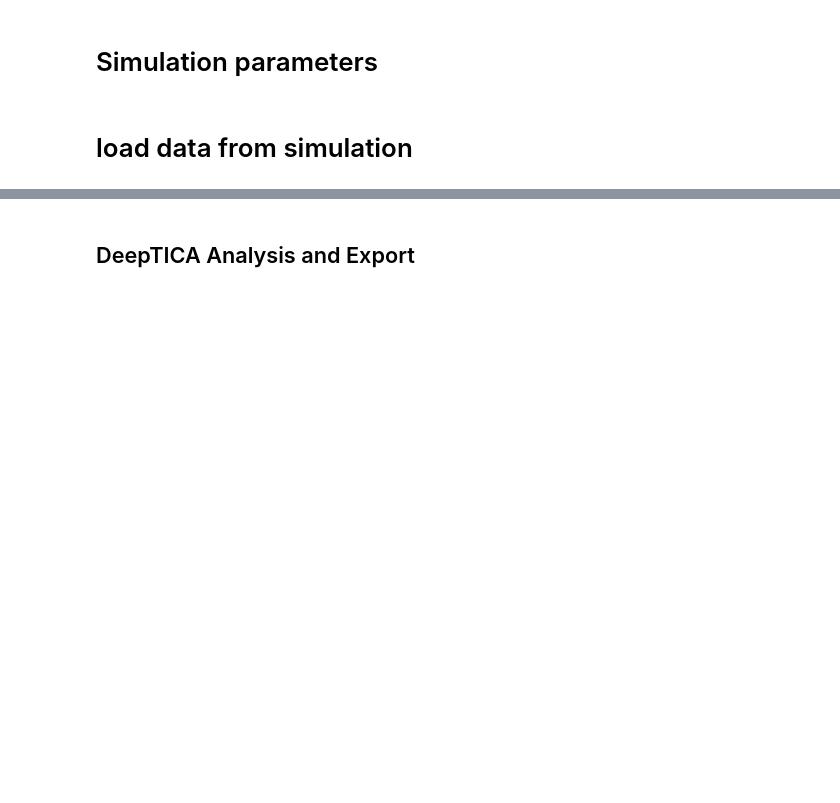
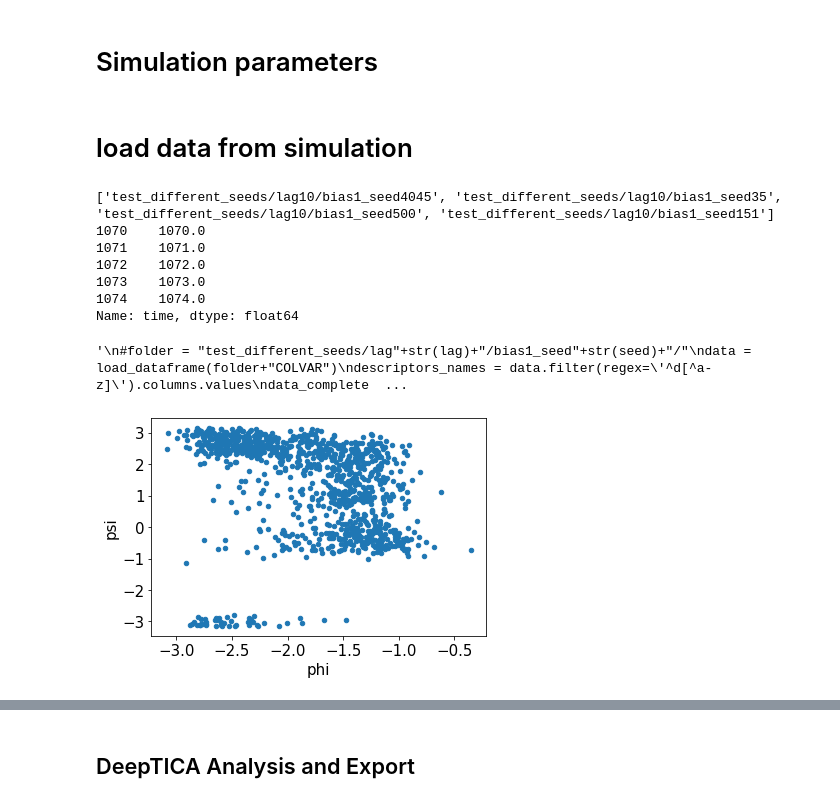
Before and after one commit to nicolopedrani/Hyper-TICA, a Jupyter notebook: Alanine/Bias1_different_training.ipynb, the cells around one changed output, grey strips where cells are left out. Drawn from its saved outputs; the diff is of its cells as text; code cells hidden in the pictures; blank space fills up the shorter version.

```diff
--- a/Alanine/Bias1_different_training.ipynb
+++ b/Alanine/Bias1_different_training.ipynb
@@ -48,11 +51,28 @@ sim_parameters = {
 # %% [markdown]
 # load data from simulation
 # %%
-lag,seed = 4,35
-folder = "test_different_seeds/lag"+str(lag)+"/bias1_seed"+str(seed)+"/"
+lag = 10
+container = glob.glob("test_different_seeds/lag"+str(lag)+"/bias1_seed*")
+print(container)
+data = load_dataframe("test_different_seeds/lag10/bias1_seed35/COLVAR")
+data.plot.scatter(y="psi",x="phi")
+print(data["time"].tail())
+'''
+#folder = "test_different_seeds/lag"+str(lag)+"/bias1_seed"+str(seed)+"/"
 data = load_dataframe(folder+"COLVAR")
 descriptors_names = data.filter(regex='^d[^a-z]').columns.values
 data_complete = load_dataframe("angles/COLVAR")
 X_complete = data_complete[descriptors_names].to_numpy()
+'''
+# %% [output]
+['test_different_seeds/lag10/bias1_seed4045', 'test_different_seeds/lag10/bias1_seed35', 'test_different_seeds/lag10/bias1_seed500', 'test_different_seeds/lag10/bias1_seed151']
+1070    1070.0
+1071    1071.0
+1072    1072.0
+1073    1073.0
+1074    1074.0
+Name: time, dtype: float64
+'\n#folder = "test_different_seeds/lag"+str(lag)+"/bias1_seed"+str(seed)+"/"\ndata = load_dataframe(folder+"COLVAR")\ndescriptors_names = data.filter(regex=\'^d[^a-z]\').columns.values\ndata_complete  ...
+[figure, added]
 # %%
 fig,ax = plt.subplots(1,1,figsize=(10,8))
```
Also changed, not shown: parts of 2 cells of this notebook, 24 other files.
